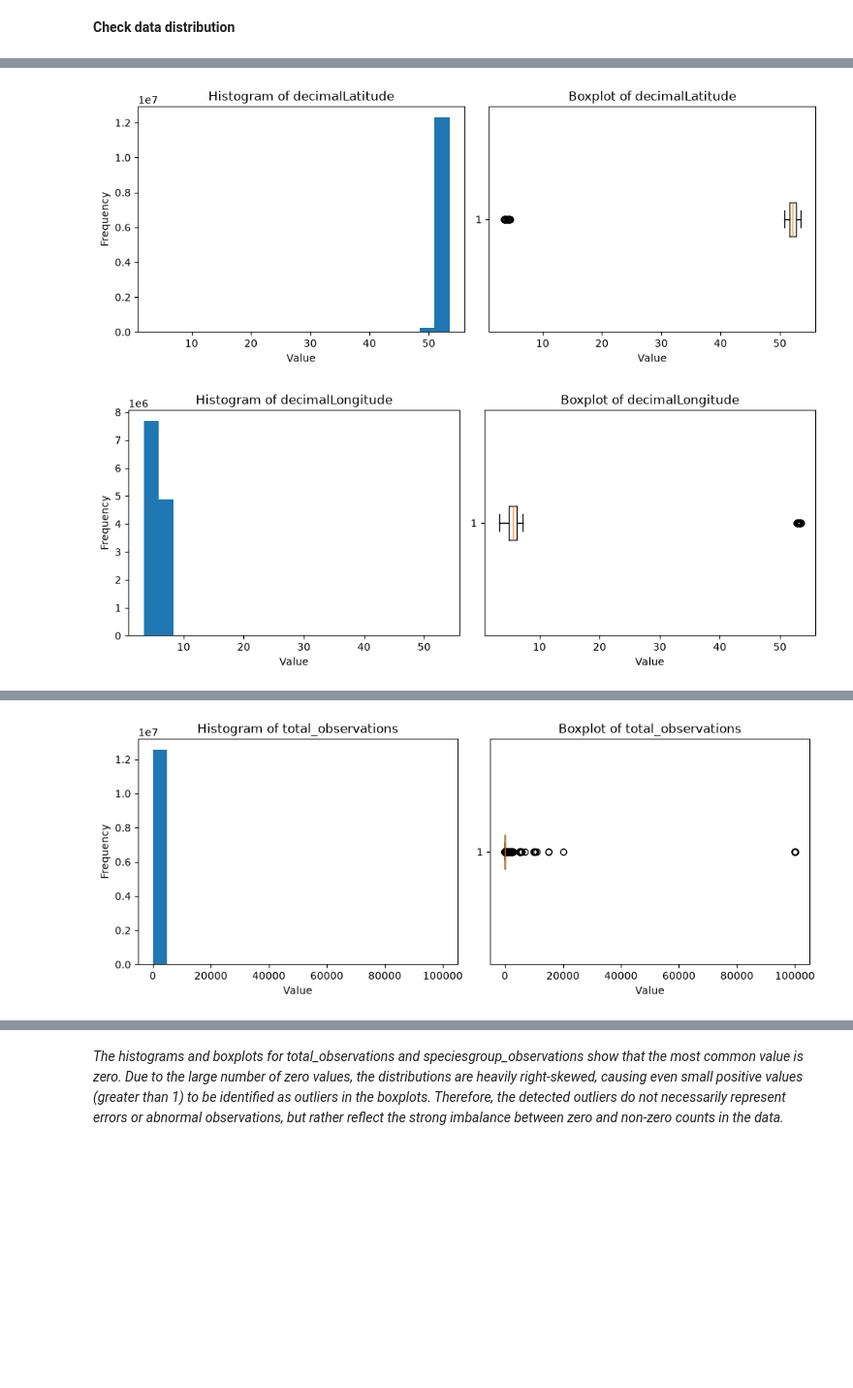
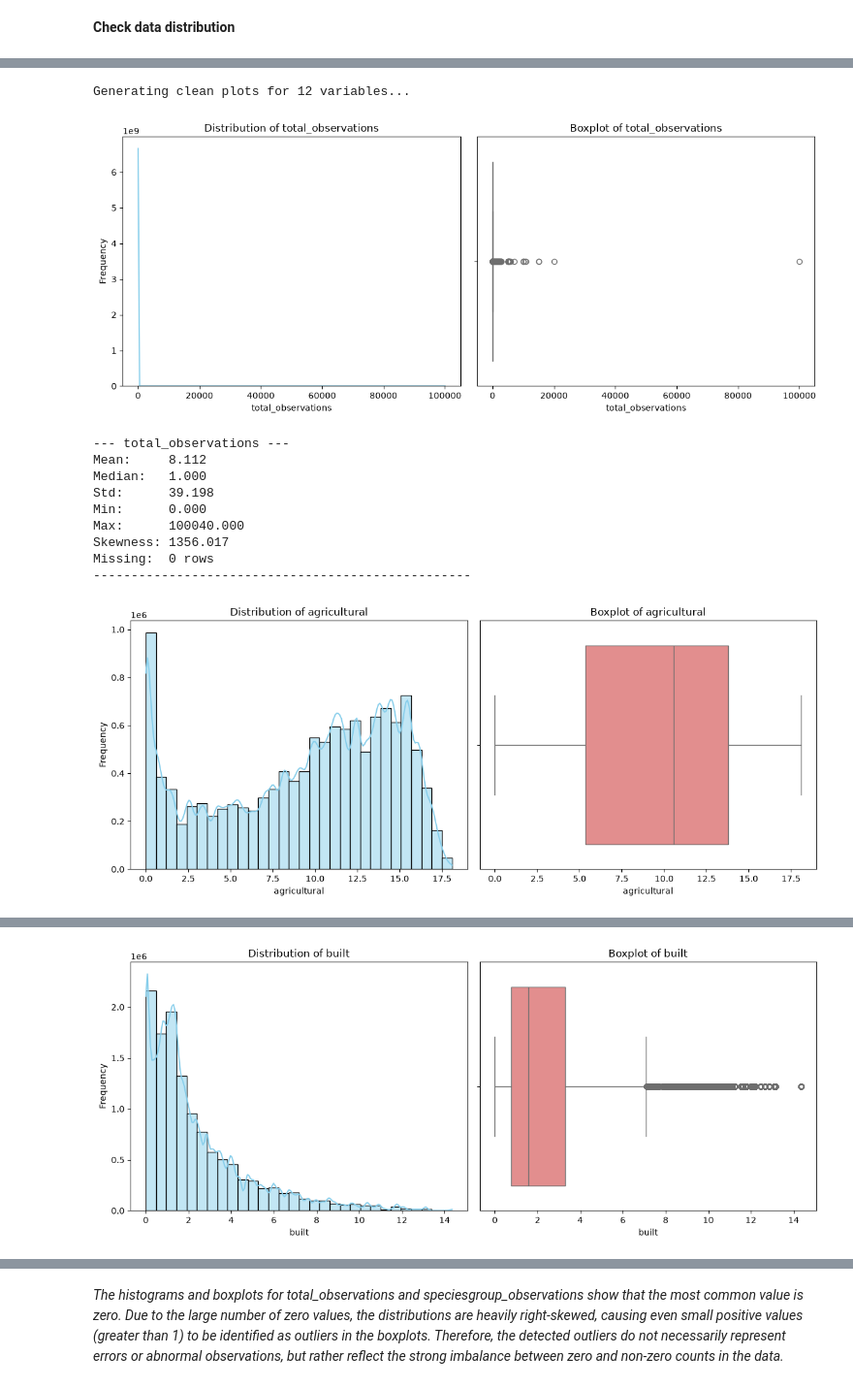
Before and after one commit to Sannebeast/Rabbitions, a Jupyter notebook: notebooks/project.ipynb, the cells around one changed output, grey strips where cells are left out. Shown at 97% size. Drawn from its saved outputs; the diff is of its cells as text; code cells hidden in the pictures; blank space fills up the shorter version.

Commit message:
reordered + new histograms and boxplots

```diff
--- a/notebooks/project.ipynb
+++ b/notebooks/project.ipynb
@@ -196,25 +225,76 @@ df.describe()
 # %%
-numeric_cols = df.select_dtypes(include=np.number).columns
+import numpy as np
+import matplotlib.pyplot as plt
+import seaborn as sns
 
-for col in numeric_cols:
-    fig, axes = plt.subplots(1, 2, figsize=(10, 4))
+# ======================
+# Select ONLY truly numeric columns
+# ======================
+numeric_cols = df.select_dtypes(include=[np.number]).columns.tolist()
 
+# Remove columns that don't make sense for hist/boxplot
+exclude_cols = ['decimalLatitude', 'decimalLongitude', 'day_of_year',
+                'day_sin', 'day_cos']
+
+important_vars = [
+    'total_observations',
+    'Oryctolagus cuniculus',   # this should now be numeric after cleaning
+    'agricultural', 'built', 'coast', 'forest', 'other',
+    'sand/heather', 'water', 'wetland',
+    'temp_mean', 'precip_sum', 'sunshine_duration'
+]
+
+# Filter to only existing important numeric columns
+plot_vars = [col for col in important_vars if col in numeric_cols]
+
+print(f"Generating clean plots for {len(plot_vars)} variables...\n")
+
+for col in plot_vars:
     data = df[col].dropna()
 
+    # Ensure it's numeric (safety check)
+    data = pd.to_numeric(data, errors='coerce').dropna()
 
-    # Histogram
-    axes[0].hist(data, bins=20)
-    axes[0].set_title(f"Histogram of {col}")
-    axes[0].set_xlabel("Value")
+    if len(data) == 0:
+        print(f"Skipping {col} - no numeric data")
+        continue
+
+    fig, axes = plt.subplots(1, 2, figsize=(12, 5))
+
+    # Histogram with KDE
+    sns.histplot(data, kde=True, ax=axes[0], bins=30, color='skyblue')
+    axes[0].set_title(f"Distribution of {col}")
+    axes[0].set_xlabel(col)
     axes[0].set_ylabel("Frequency")
 
-    # Boxplot
-    axes[1].boxplot(data, vert=False)
+    # Horizontal Boxplot
+    sns.boxplot(x=data, ax=axes[1], orient="h", color='lightcoral')
     axes[1].set_title(f"Boxplot of {col}")
-    axes[1].set_xlabel("Value")
+    axes[1].set_xlabel(col)
 
     plt.tight_layout()
     plt.show()
+
+    # Summary statistics
+    print(f"\n--- {col} ---")
+    print(f"Mean:     {data.mean():.3f}")
+    print(f"Median:   {data.median():.3f}")
+    print(f"Std:      {data.std():.3f}")
+    print(f"Min:      {data.min():.3f}")
+    print(f"Max:      {data.max():.3f}")
+    print(f"Skewness: {data.skew():.3f}")
+    print(f"Missing:  {df[col].isna().sum():,} rows")
+    print("-" * 50)
 # %% [output]
+Generating clean plots for 12 variables...
-[figure, old version]
+[figure, new version]
+--- total_observations ---
+Mean:     8.112
+Median:   1.000
+Std:      39.198
+Min:      0.000
+Max:      100040.000
+Skewness: 1356.017
+Missing:  0 rows
+--------------------------------------------------
-[figure, old version]
+[figure, new version]
@@ -221 +310 @@ for col in numeric_cols:
-[figure, old version]
+[figure, new version]
```
Also changed, not shown: parts of 44 cells of this notebook.
